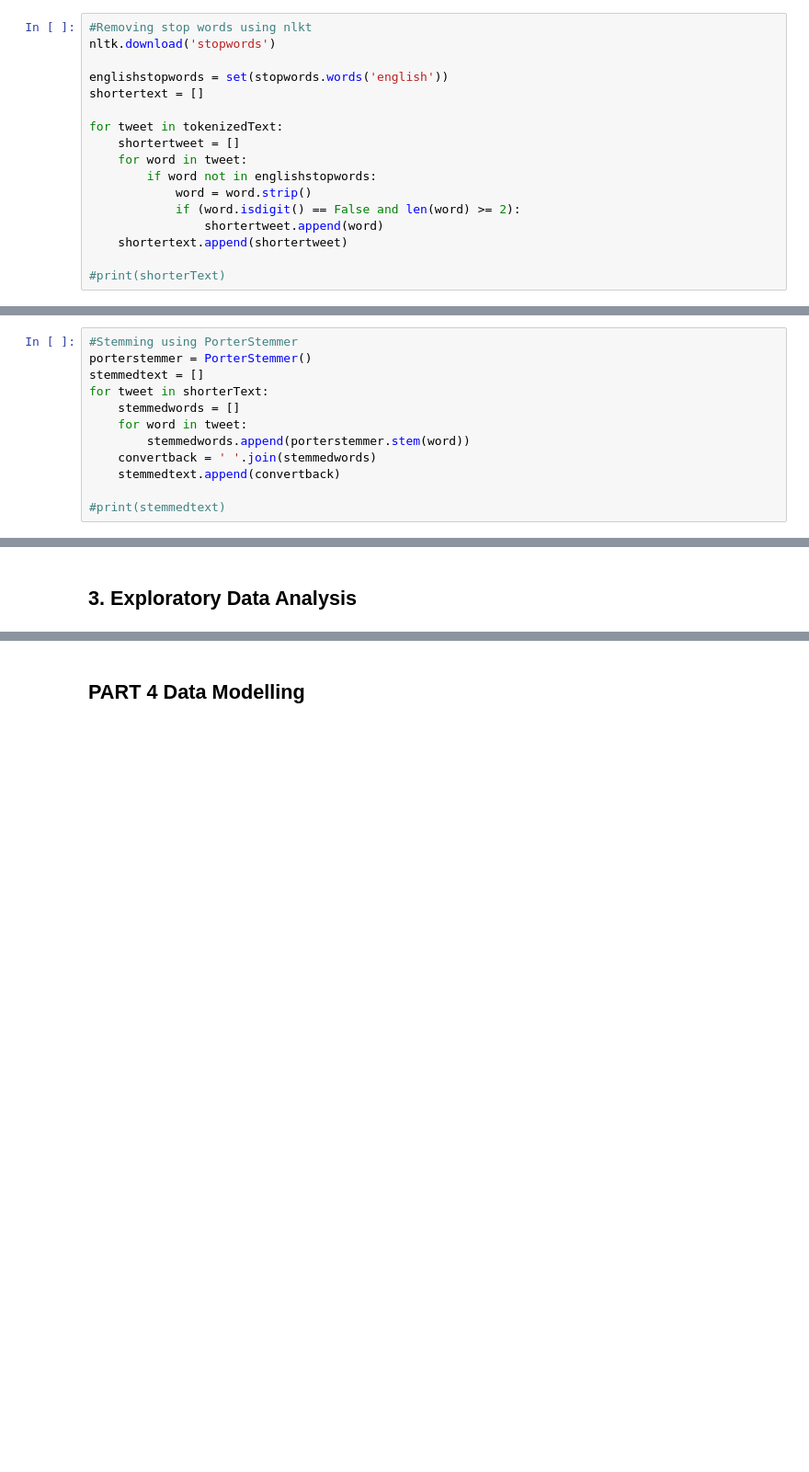
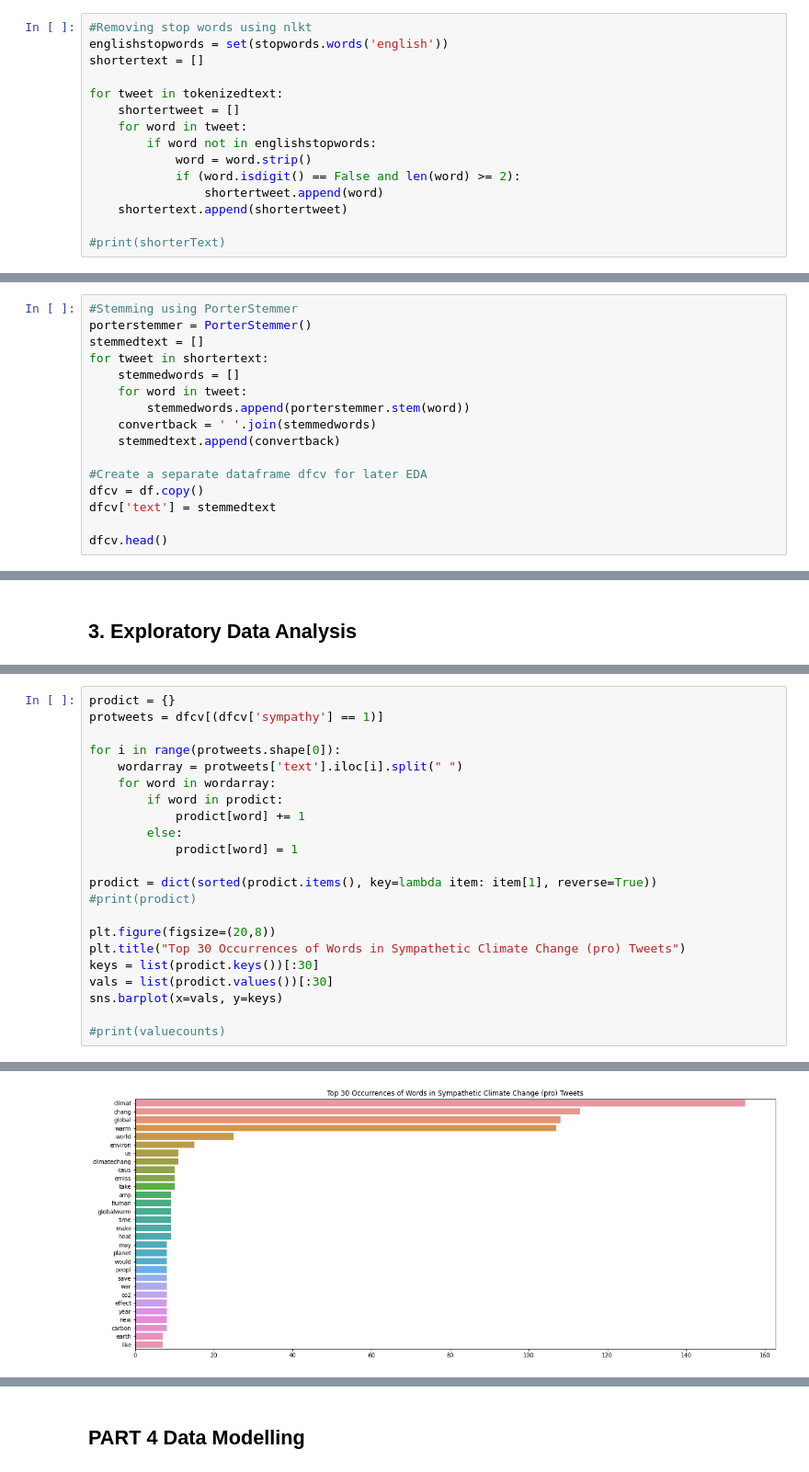
Before and after one commit to Densho1/Climate-Change-Sentiment-Predictor, a Jupyter notebook: CCSP.ipynb, the cells around one changed output, grey strips where cells are left out. Shown at 92% size. Cells and saved outputs as stored; diff of their text form; blank space fills up the shorter version.

```diff
--- a/CCSP.ipynb
+++ b/CCSP.ipynb
@@ -113,12 +121,10 @@ for i in range(n):
 ### 2.5 Text Data Cleaning
 # %%
 #Removing stop words using nlkt
-nltk.download('stopwords')
-
 englishstopwords = set(stopwords.words('english'))
 shortertext = []
 
-for tweet in tokenizedText:
+for tweet in tokenizedtext:
     shortertweet = []
     for word in tweet:
         if word not in englishstopwords:
@@ -136,11 +138,15 @@ for tweet in tokenizedText:
 #Stemming using PorterStemmer
 porterstemmer = PorterStemmer()
 stemmedtext = []
-for tweet in shorterText:
+for tweet in shortertext:
     stemmedwords = []
     for word in tweet:
         stemmedwords.append(porterstemmer.stem(word))
     convertback = ' '.join(stemmedwords)
     stemmedtext.append(convertback)
 
-#print(stemmedtext)
+#Create a separate dataframe dfcv for later EDA
+dfcv = df.copy()
+dfcv['text'] = stemmedtext
+
+dfcv.head()
@@ -188,0 +184,23 @@ plt.show()
+# %%
+prodict = {}
+protweets = dfcv[(dfcv['sympathy'] == 1)]
+
+for i in range(protweets.shape[0]):
+    wordarray = protweets['text'].iloc[i].split(" ")
+    for word in wordarray:
+        if word in prodict:
+            prodict[word] += 1
+        else:
+            prodict[word] = 1
+
+prodict = dict(sorted(prodict.items(), key=lambda item: item[1], reverse=True))
+#print(prodict)
+
+plt.figure(figsize=(20,8))
+plt.title("Top 30 Occurrences of Words in Sympathetic Climate Change (pro) Tweets")
+keys = list(prodict.keys())[:30]
+vals = list(prodict.values())[:30]
+sns.barplot(x=vals, y=keys)
+
+#print(valuecounts)
+# %% [output]
@@ -188,0 +208 @@ plt.show()
+[figure, added]
```
Also changed, not shown: parts of 17 cells of this notebook.
